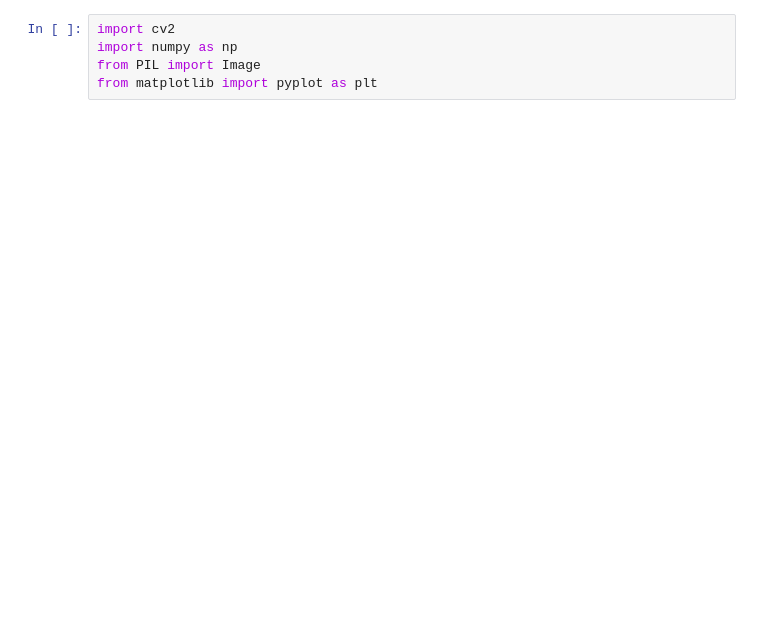
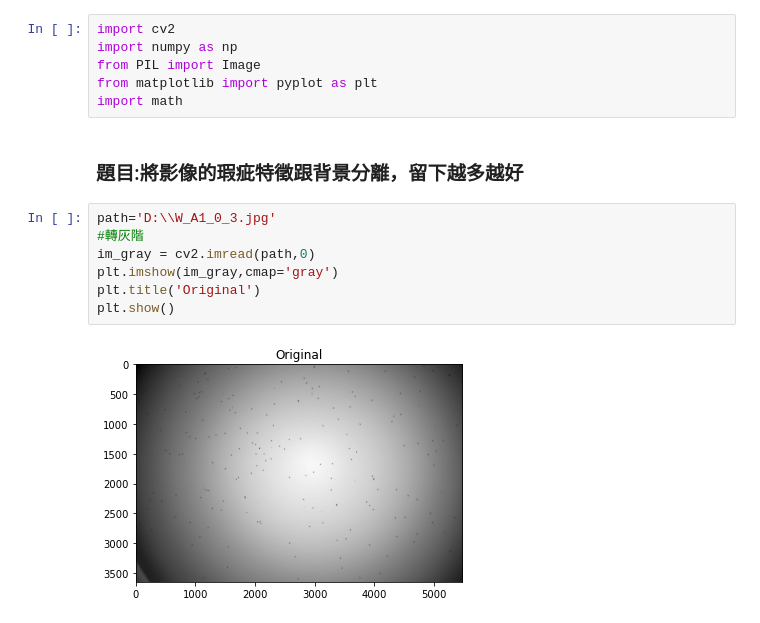
Before and after one commit to jetsql/image-processing, a Jupyter notebook: image_process_exam.ipynb, the cells around one changed output. Cells and saved outputs as stored; diff of their text form; blank space fills up the shorter version.

```diff
--- a/image_process_exam.ipynb
+++ b/image_process_exam.ipynb
@@ -3,3 +3,15 @@ import cv2
 import numpy as np
 from PIL import Image
 from matplotlib import pyplot as plt
+import math
+# %% [markdown]
+### 題目:將影像的瑕疵特徵跟背景分離，留下越多越好
+# %%
+path='D:\\W_A1_0_3.jpg'
+#轉灰階
+im_gray = cv2.imread(path,0)
+plt.imshow(im_gray,cmap='gray')
+plt.title('Original')
+plt.show()
+# %% [output]
+[figure, added]
```
Also changed, not shown: parts of 8 cells of this notebook.
